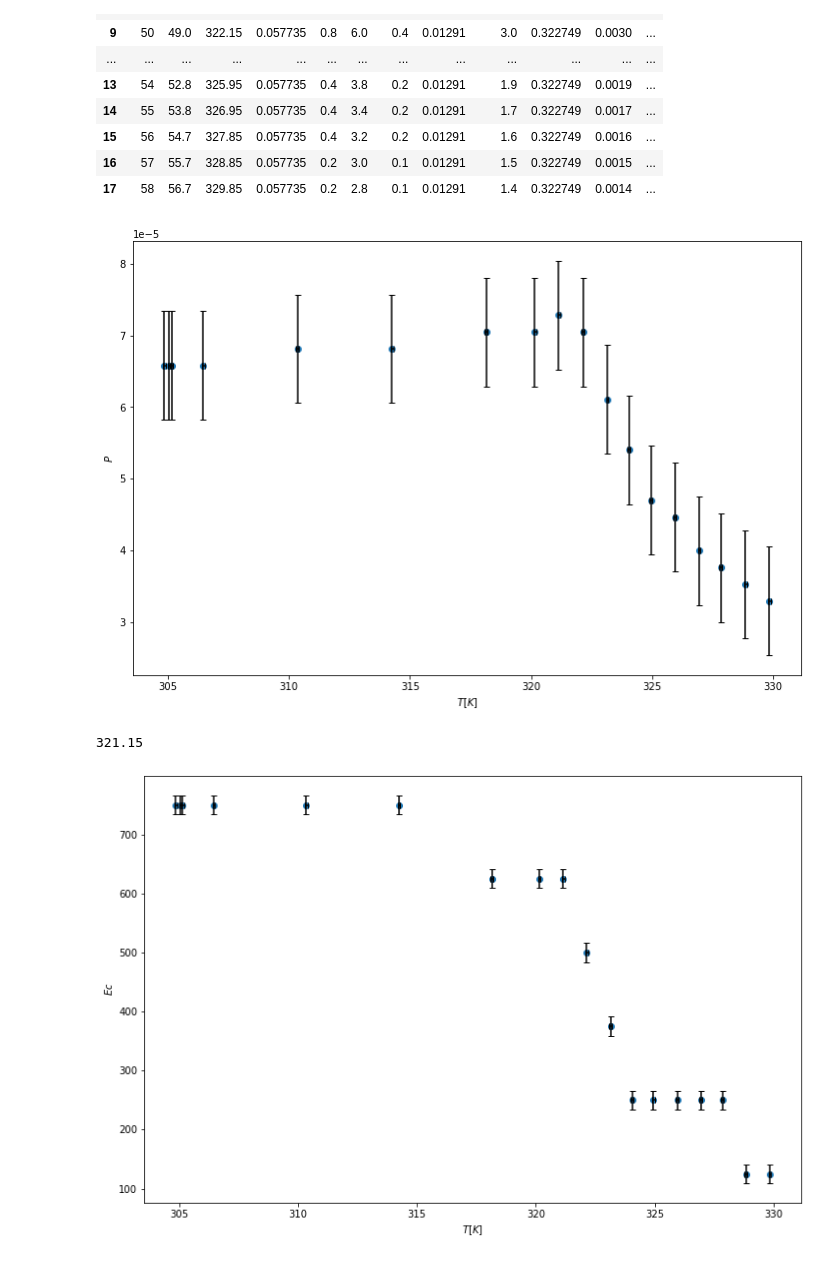
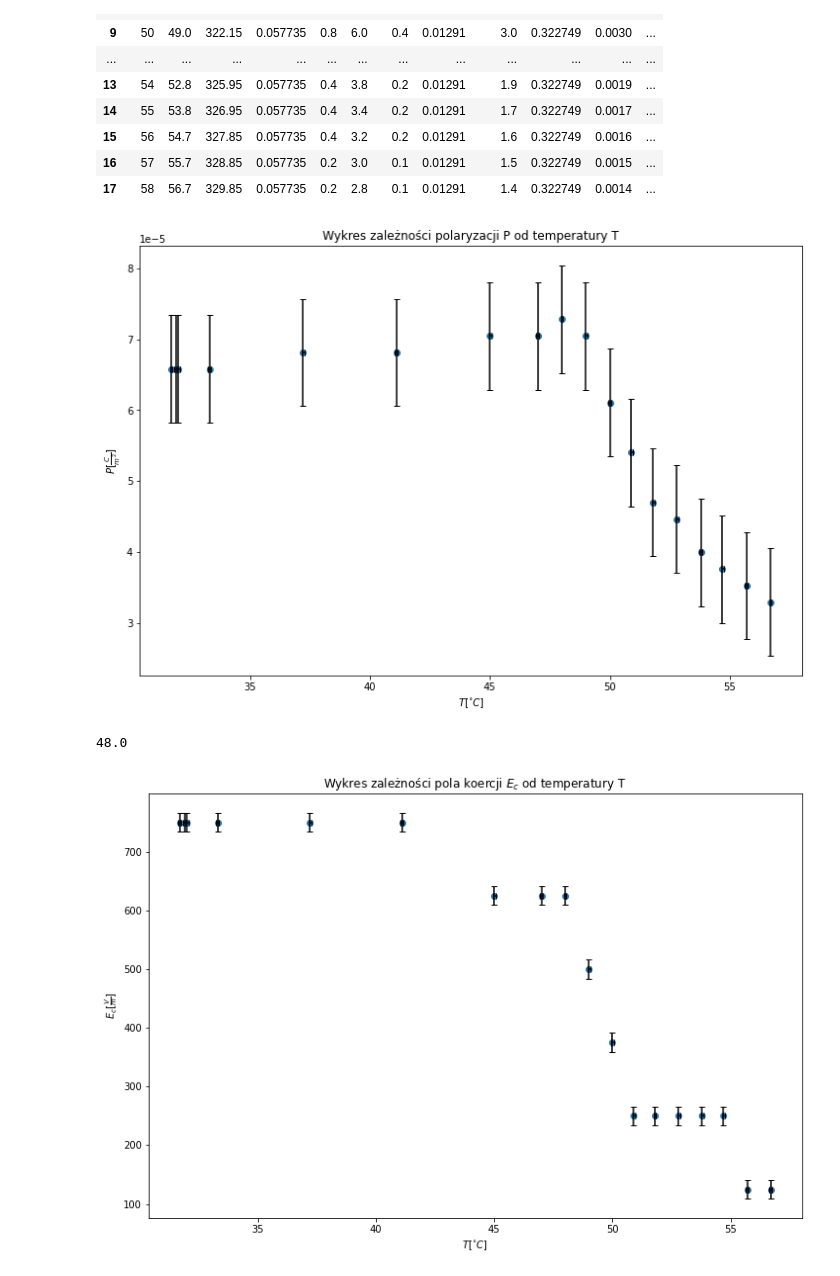
Before and after one commit to finem4n/physics-lab-ii, a Jupyter notebook: lab14/hysteresis.ipynb, the cells around one changed output. Cells and saved outputs as stored; diff of their text form; code cells hidden in the pictures.

```diff
--- a/lab14/hysteresis.ipynb
+++ b/lab14/hysteresis.ipynb
@@ -56,32 +56,33 @@ df
 | 17 | 58 | 56.7 | 329.85 | 0.057735 | 0.2 | 2.8 | 0.1 | 0.01291 | 1.4 | 0.322749 | 0.0014 | ... |
 # %%
 fig, ax = plt.subplots(figsize=(12, 8))
-ax.scatter(df["TK"], df["P"], label = "P")
+ax.scatter(df["T"], df["P"], label = "P[C/m^2]")
 
-ax.errorbar(df["TK"], df["P"], xerr = df["uT K"], yerr = df["uP"], fmt = "none", label = "P", capsize=3, ecolor="black")
+ax.errorbar(df["T"], df["P"], xerr = df["uT K"], yerr = df["uP"], fmt = "none", label = "P", capsize=3, ecolor="black")
 
-ax.set_xlabel(r"$T[K]$")
-ax.set_ylabel(r"$P$")
+ax.set_title("Wykres zależności polaryzacji P od temperatury T")
+ax.set_xlabel(r"$T[^{\circ}C]$")
+ax.set_ylabel(r"$P[\frac{C}{m^2}]$")
 
 fig.savefig("out/p.jpg", dpi = 1600)
 plt.show()
 # %% [output]
-[figure, old version]
+[figure, new version]
 # %%
-Tc = df["TK"].iloc[8]
+Tc = df["T"].iloc[8]
 Tc
 # %% [output]
-321.15
+48.0
 # %%
 fig, ax = plt.subplots(figsize=(12, 8))
-ax.scatter(df["TK"], df["Ec"], label = "Ec")
+ax.scatter(df["T"], df["Ec"], label = "Ec")
 
-ax.errorbar(df["TK"], df["Ec"], xerr = df["uT K"], yerr = df["uEc"], fmt = "none", label = "Ec", capsize=3, ecolor="black")
-
-ax.set_xlabel(r"$T[K]$")
-ax.set_ylabel(r"$Ec$")
+ax.errorbar(df["T"], df["Ec"], xerr = df["uT K"], yerr = df["uEc"], fmt = "none", label = "Ec", capsize=3, ecolor="black")
+ax.set_title("Wykres zależności pola koercji $E_c$ od temperatury T")
+ax.set_xlabel(r"$T[^{\circ}C]$")
+ax.set_ylabel(r"$E_c[\frac{V}{m}]$")
 
 fig.savefig("out/ec.jpg", dpi = 1600)
 plt.show()
 # %% [output]
-[figure, old version]
+[figure, new version]
```
Also changed, not shown: 4 other files.
